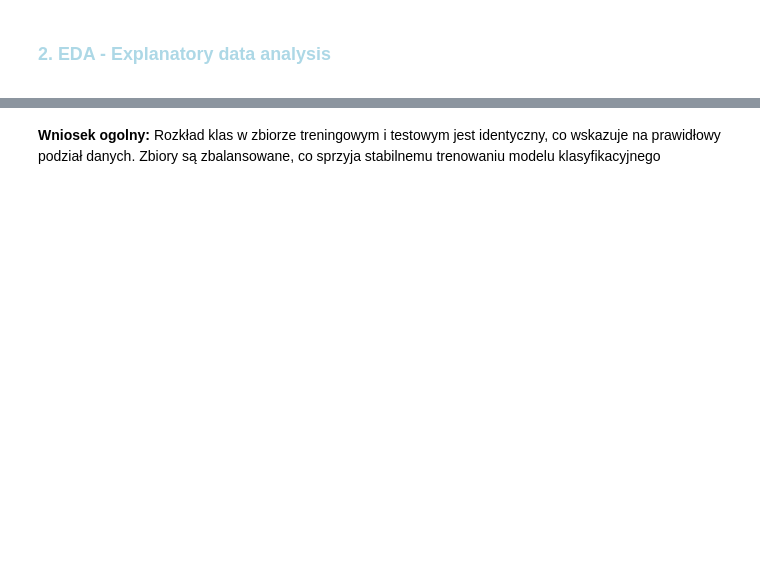
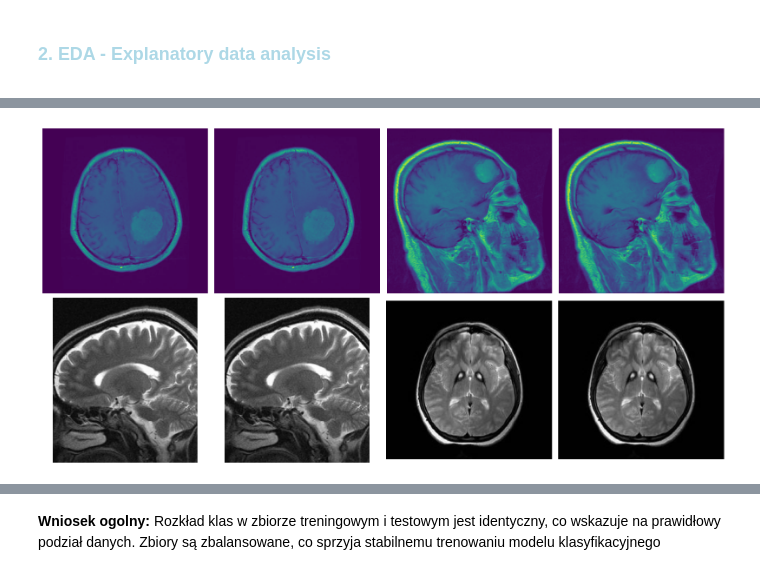
Before and after one commit to MagdaGielazyn/final_project_image_recognition, a Jupyter notebook: MRI.ipynb, the cells around one changed output, grey strips where cells are left out. Saved outputs shown, nothing was run; the diff lists cells and outputs as text; code cells hidden in the pictures; blank space fills up the shorter version.

```diff
--- a/MRI.ipynb
+++ b/MRI.ipynb
@@ -21,6 +29,8 @@ import pandas as pd
 from PIL import Image
 import tensorflow as tf
 from tensorflow.keras import models, layers
+# %%
+run_locally=True
 # %%
 #pobierzmy dane na wypadek, gdyby autor zbioru dokonywal zmian
 # %%
@@ -158,7 +168,7 @@ def remove_paths_from_dataset(dataset, paths_to_remove):
 
 
 #pokazanie obrazow ze zbiorow:
-def show_images(paths, rows=None, cols=None, figsize=(16, 8)):
+def show_images(paths, rows=None, cols=None, figsize=(16, 8), update_path=False):
     n = len(paths)
     if rows is None and cols is None:
         cols = min(5, n)
@@ -169,7 +179,8 @@ def show_images(paths, rows=None, cols=None, figsize=(16, 8)):
         cols = math.ceil(n / rows)
 
     plt.figure(figsize=figsize)
-
+    if update_path:
+        paths = [path.replace('/kaggle/input/brain-tumor-mri-dataset',update_path) for path in paths]
     for i, path in enumerate(paths, 1):
         img = Image.open(path)
         plt.subplot(rows, cols, i)
@@ -241,9 +302,17 @@ duplicates
 # %%
 #wizualizacja przykladowych duplikatow:
-show_images(['/kaggle/input/brain-tumor-mri-dataset/Training/meningioma/Tr-me_1242.jpg', '/kaggle/input/brain-tumor-mri-dataset/Training/meningioma/Tr-aug-me_90.jpg', '/kaggle/input/brain-tumor-mri-dataset/Training/meningioma/Tr-me_1274.jpg',
-   '/kaggle/input/brain-tumor-mri-dataset/Training/meningioma/Tr-aug-me_98.jpg', '/kaggle/input/brain-tumor-mri-dataset/Testing/notumor/Te-no_92.jpg',
-   '/kaggle/input/brain-tumor-mri-dataset/Training/notumor/Tr-no_1319.jpg', '/kaggle/input/brain-tumor-mri-dataset/Testing/notumor/Te-no_194.jpg',
-   '/kaggle/input/brain-tumor-mri-dataset/Training/notumor/Tr-no_1004.jpg'], rows = 2, cols = 4)
+if run_locally:
+  show_images(['/kaggle/input/brain-tumor-mri-dataset/Training/meningioma/Tr-me_1242.jpg', '/kaggle/input/brain-tumor-mri-dataset/Training/meningioma/Tr-aug-me_90.jpg', '/kaggle/input/brain-tumor-mri-dataset/Training/meningioma/Tr-me_1274.jpg',
+    '/kaggle/input/brain-tumor-mri-dataset/Training/meningioma/Tr-aug-me_98.jpg', '/kaggle/input/brain-tumor-mri-dataset/Testing/notumor/Te-no_92.jpg',
+    '/kaggle/input/brain-tumor-mri-dataset/Training/notumor/Tr-no_1319.jpg', '/kaggle/input/brain-tumor-mri-dataset/Testing/notumor/Te-no_194.jpg',
+    '/kaggle/input/brain-tumor-mri-dataset/Training/notumor/Tr-no_1004.jpg'], rows = 2, cols = 4, update_path='/Users/Marcin_Sierakowski/.cache/kagglehub/datasets/masoudnickparvar/brain-tumor-mri-dataset/versions/2')
+else:
+  show_images(['/kaggle/input/brain-tumor-mri-dataset/Training/meningioma/Tr-me_1242.jpg', '/kaggle/input/brain-tumor-mri-dataset/Training/meningioma/Tr-aug-me_90.jpg', '/kaggle/input/brain-tumor-mri-dataset/Training/meningioma/Tr-me_1274.jpg',
+    '/kaggle/input/brain-tumor-mri-dataset/Training/meningioma/Tr-aug-me_98.jpg', '/kaggle/input/brain-tumor-mri-dataset/Testing/notumor/Te-no_92.jpg',
+    '/kaggle/input/brain-tumor-mri-dataset/Training/notumor/Tr-no_1319.jpg', '/kaggle/input/brain-tumor-mri-dataset/Testing/notumor/Te-no_194.jpg',
+    '/kaggle/input/brain-tumor-mri-dataset/Training/notumor/Tr-no_1004.jpg'], rows = 2, cols = 4,)
+# %% [output]
+[figure, added]
 # %%
 #Identyfikacja duplikatow do usuniecia
 paths_to_remove = [e[0] for e in duplicates['Duplicates details']]
```
Also changed, not shown: parts of 28 cells of this notebook.
